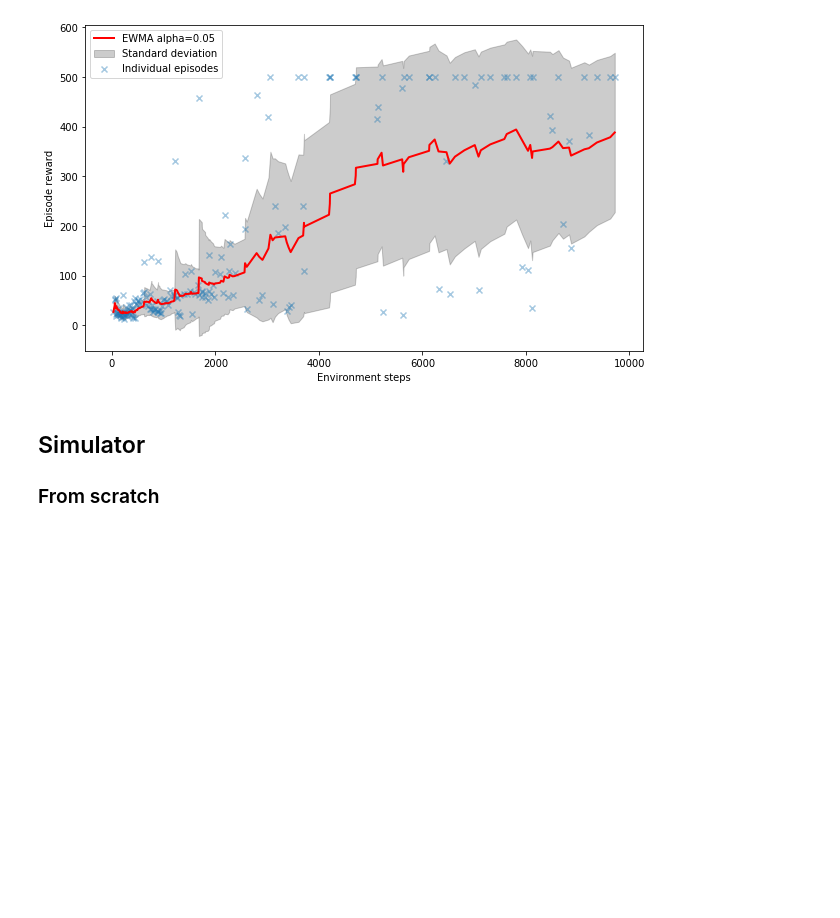
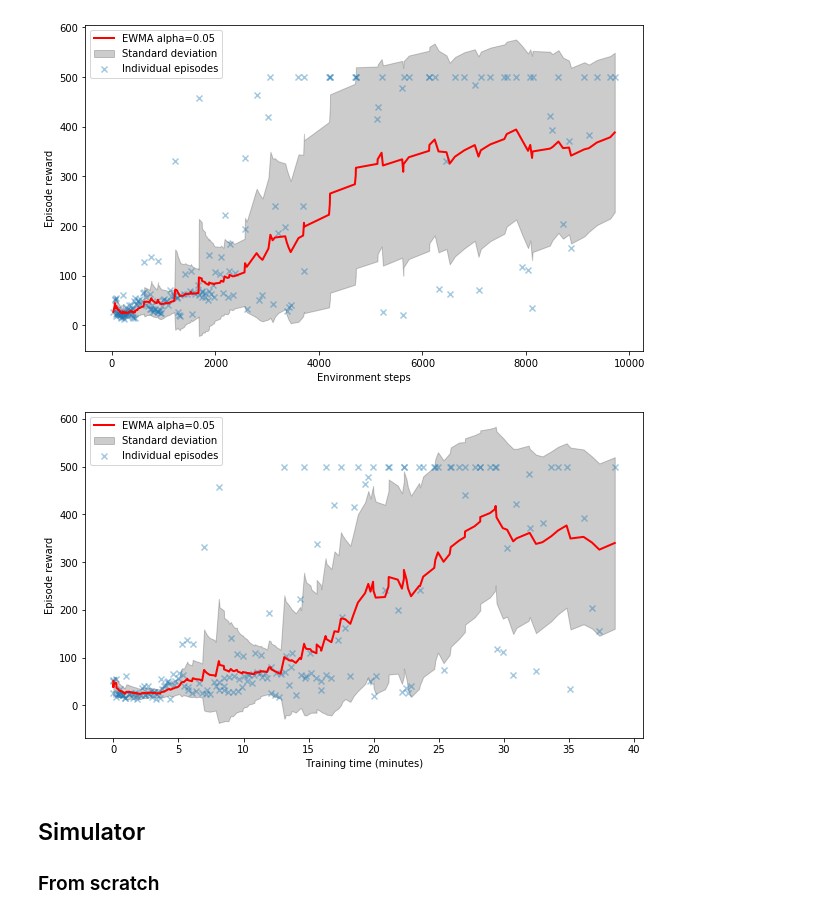
Before and after one commit to ari-viitala/RLDonkeyCar, a Jupyter notebook: analysis/Plotting2.ipynb, the cells around one changed output. Drawn from its saved outputs; the diff is of its cells as text; code cells hidden in the pictures; blank space fills up the shorter version.

```diff
--- a/analysis/Plotting2.ipynb
+++ b/analysis/Plotting2.ipynb
@@ -82,6 +86,10 @@ visualize.visualize_ewm("../records/real_pretrained_encoder_update_10k_steps_hom
 visualize.visualize_ewm("../records/real_pretrained_10k_steps_home/", alpha = 0.08)
 # %% [output]
 [figure]
+# %%
+visualize.visualize_ewm_time("../records/real_pretrained_10k_steps_home/", alpha = 0.08)
+# %% [output]
+[figure, added]
 # %% [markdown]
 ## Simulator
 
```
Also changed, not shown: parts of 2 cells of this notebook.
